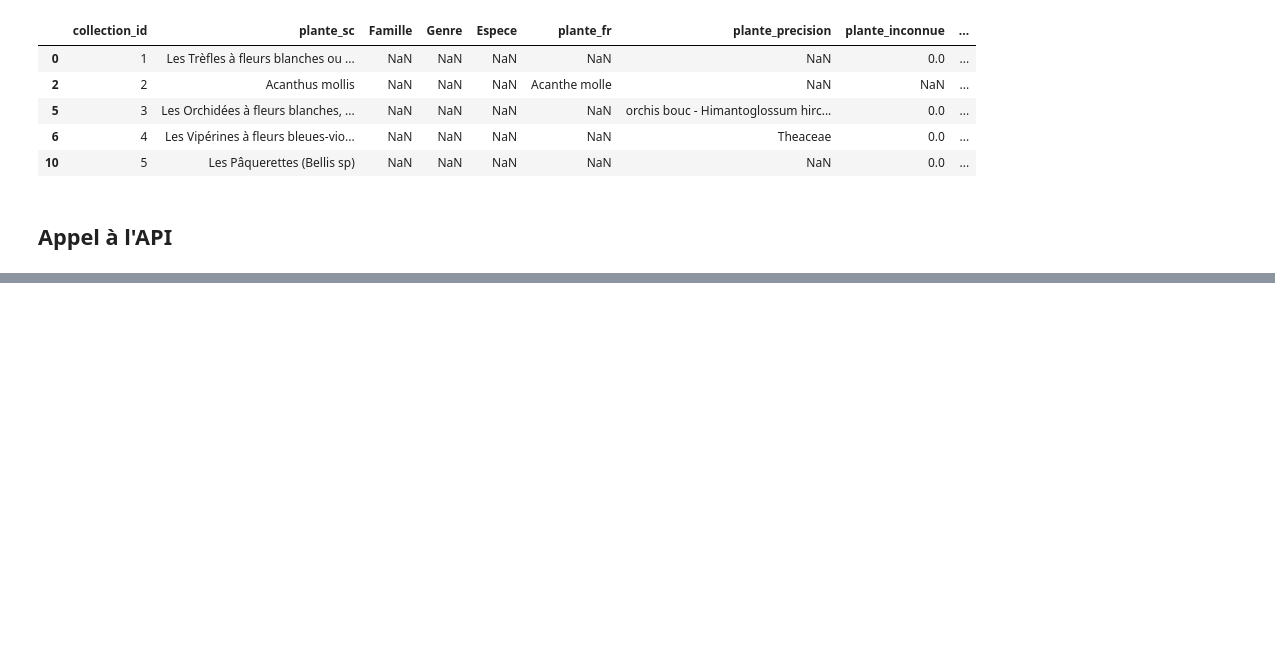
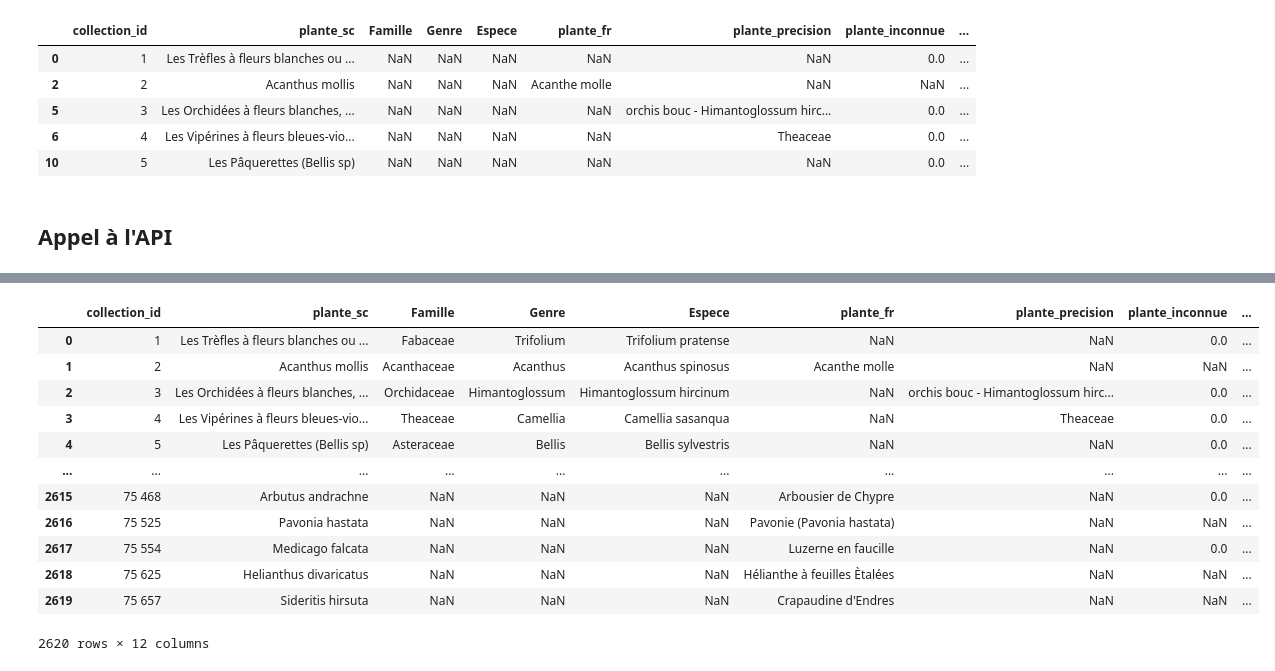
Before and after one commit to juldpnt/fil-rouge-pollinisateurs, a Jupyter notebook: notebooks/plantnet_whole.ipynb, the cells around one changed output, grey strips where cells are left out. Drawn from its saved outputs; the diff is of its cells as text; code cells hidden in the pictures; blank space fills up the shorter version.

```diff
--- a/notebooks/plantnet_whole.ipynb
+++ b/notebooks/plantnet_whole.ipynb
@@ -94,3 +96,31 @@ plantes_sc_labelled.head()
 | 10 | 5 | Les Pâquerettes (Bellis sp) | NaN | NaN | NaN | NaN | NaN | 0.0 | ... |
 # %% [markdown]
 ## Appel à l'API
+# %%
+from data_quality.plant_treatment.plantnet_api import PlantNetPredictor
+
+def call_API(iloc, api_key_index=0):
+    predictor = PlantNetPredictor(key = API_keys[api_key_index])
+    prediction = None
+
+    try:
+        prediction = predictor.predict(imageURL= plantes_sc_labelled['photo_fleur'].iloc[iloc],
+                        organs = "auto",
+                        includeRelatedImages=False)
+    except Exception as e:
+        print(f"Error: {e}")
+        if api_key_index + 1 < len(API_keys):
+            return get_plant_details(iloc, api_key_index + 1)
+        else:
+            print("You used all your API keys for today.")
+            return None
+
+    famille = prediction["results"][0]["species"]["family"]["scientificNameWithoutAuthor"] # famille
+    genre = prediction["results"][0]["species"]["genus"]["scientificNameWithoutAuthor"] # genre
+    espece = prediction["results"][0]["species"]["scientificNameWithoutAuthor"] # espece
+
+    return [famille, genre, espece]
+# %%
+# appelle la fonction call API sur les 10 premières lignes de plantes_sc_labelled et affiche toutes les sorties
+for i in range(10):
+    print(call_API(i))
@@ -96,0 +147,30 @@ plantes_sc_labelled.head()
+# %%
+from tqdm import tqdm
+
+def remplir_tableau(df, num_rows):
+    df = df.reset_index(drop=True)
+    # parcours toutes les lignes de df et appelle la fonction call_API sur chaque ligne vide et stocke les résultats dans les colonnes "Famille", "Genre", et "Espèce"
+    for i in tqdm(range(num_rows)):
+        if pd.isnull(df.loc[i, "Famille"]) or pd.isnull(df.loc[i, "Genre"]) or pd.isnull(df.loc[i, "Espece"]):
+            try:
+                df.loc[i, ["Famille", "Genre", "Espece"]] = call_API(i)
+            except Exception as e:
+                print(f"Error: {e}")
+                continue
+    return df
+
+remplir_tableau(plantes_sc_labelled, 8)
+# %% [output]
+|  | collection_id | plante_sc | Famille | Genre | Espece | plante_fr | plante_precision | plante_inconnue | ... |
+| 0 | 1 | Les Trèfles à fleurs blanches ou ... | Fabaceae | Trifolium | Trifolium pratense | NaN | NaN | 0.0 | ... |
+| 1 | 2 | Acanthus mollis | Acanthaceae | Acanthus | Acanthus spinosus | Acanthe molle | NaN | NaN | ... |
+| 2 | 3 | Les Orchidées à fleurs blanches, ... | Orchidaceae | Himantoglossum | Himantoglossum hircinum | NaN | orchis bouc - Himantoglossum hirc... | 0.0 | ... |
+| 3 | 4 | Les Vipérines à fleurs bleues-vio... | Theaceae | Camellia | Camellia sasanqua | NaN | Theaceae | 0.0 | ... |
+| 4 | 5 | Les Pâquerettes (Bellis sp) | Asteraceae | Bellis | Bellis sylvestris | NaN | NaN | 0.0 | ... |
+| ... | ... | ... | ... | ... | ... | ... | ... | ... | ... |
+| 2615 | 75 468 | Arbutus andrachne | NaN | NaN | NaN | Arbousier de Chypre | NaN | 0.0 | ... |
+| 2616 | 75 525 | Pavonia hastata | NaN | NaN | NaN | Pavonie (Pavonia hastata) | NaN | NaN | ... |
+| 2617 | 75 554 | Medicago falcata | NaN | NaN | NaN | Luzerne en faucille | NaN | 0.0 | ... |
+| 2618 | 75 625 | Helianthus divaricatus | NaN | NaN | NaN | Hélianthe à feuilles Ètalées | NaN | NaN | ... |
+| 2619 | 75 657 | Sideritis hirsuta | NaN | NaN | NaN | Crapaudine d'Endres | NaN | NaN | ... |
+2620 rows × 12 columns
```
Also changed, not shown: parts of 7 cells of this notebook.
